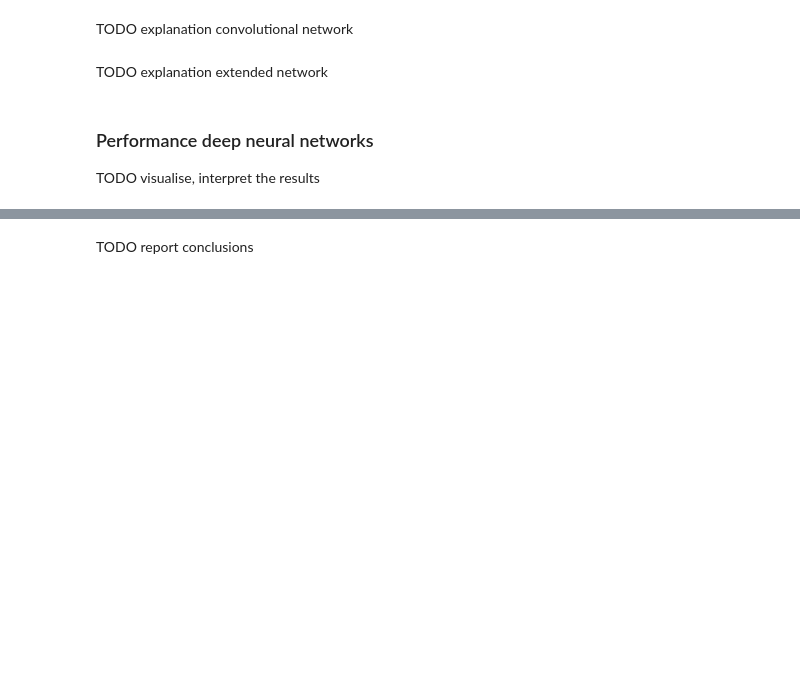
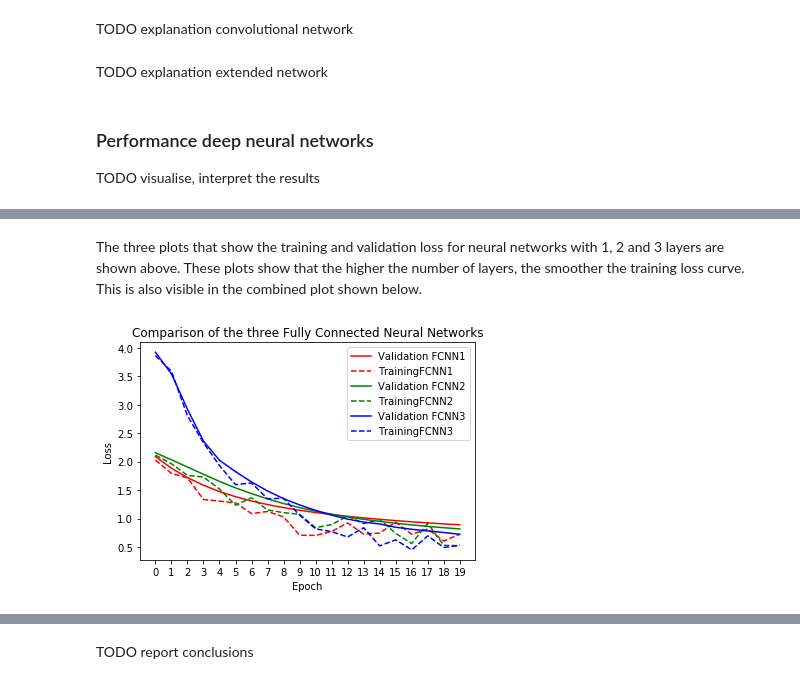
Before and after one commit to dljve/CCN, a Jupyter notebook: assignment2/assignment2.ipynb, the cells around one changed output, grey strips where cells are left out. Cells and saved outputs as stored; diff of their text form; code cells hidden in the pictures; blank space fills up the shorter version.

```diff
--- a/assignment2/assignment2.ipynb
+++ b/assignment2/assignment2.ipynb
@@ -160,0 +273,8 @@ def plot_training(epoch, train_loss, val_loss, title):
+# %% [markdown]
+The three plots that show the training and validation loss for neural networks with 1, 2 and 3 layers are shown above.
+These plots show that the higher the number of layers, the smoother the training loss curve.
+This is also visible in the combined plot shown below.
+# %%
+plot_comparison(epoch, results, "Comparison of the three Fully Connected Neural Networks")
+# %% [output]
+[figure, added]
```
Also changed, not shown: parts of 12 cells of this notebook, 1 other file.
